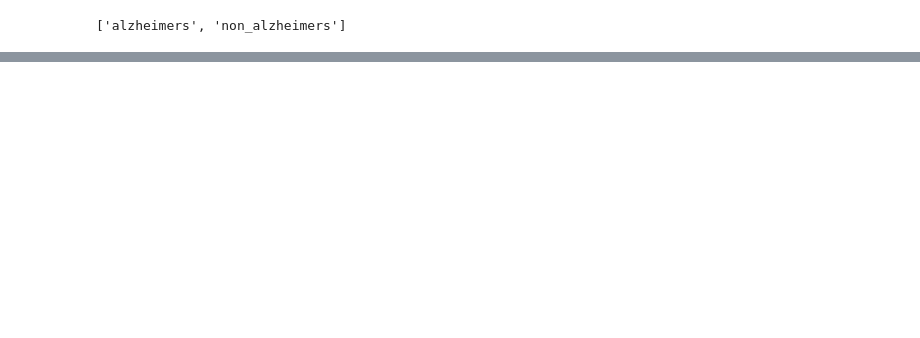
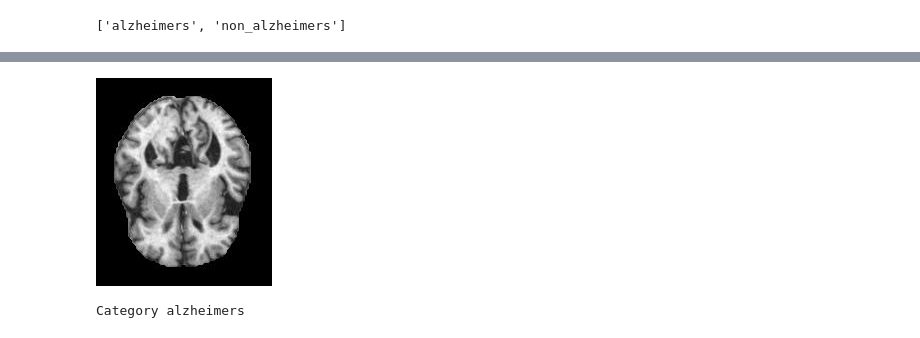
Before and after one commit to RyanDsilva/alzheimers-detection, a Jupyter notebook: Alzheimers_Pred.ipynb, the cells around one changed output, grey strips where cells are left out. Drawn from its saved outputs; the diff is of its cells as text; code cells hidden in the pictures; blank space fills up the shorter version.

```diff
--- a/Alzheimers_Pred.ipynb
+++ b/Alzheimers_Pred.ipynb
@@ -67,0 +87,2 @@ model.export()
+# %%
+DRIVE_PATH = '/content/drive/My Drive/AlzModel/'
@@ -67,0 +91,10 @@ model.export()
+# %%
+img = open_image(DRIVE_PATH+'YAL0001.jpg')
+img
+# %% [output]
+[figure, added]
+# %%
+pred = predictor.predict(img)
+pred[0]
+# %% [output]
+Category alzheimers
```
Also changed, not shown: parts of 14 cells of this notebook, 5 other files.
